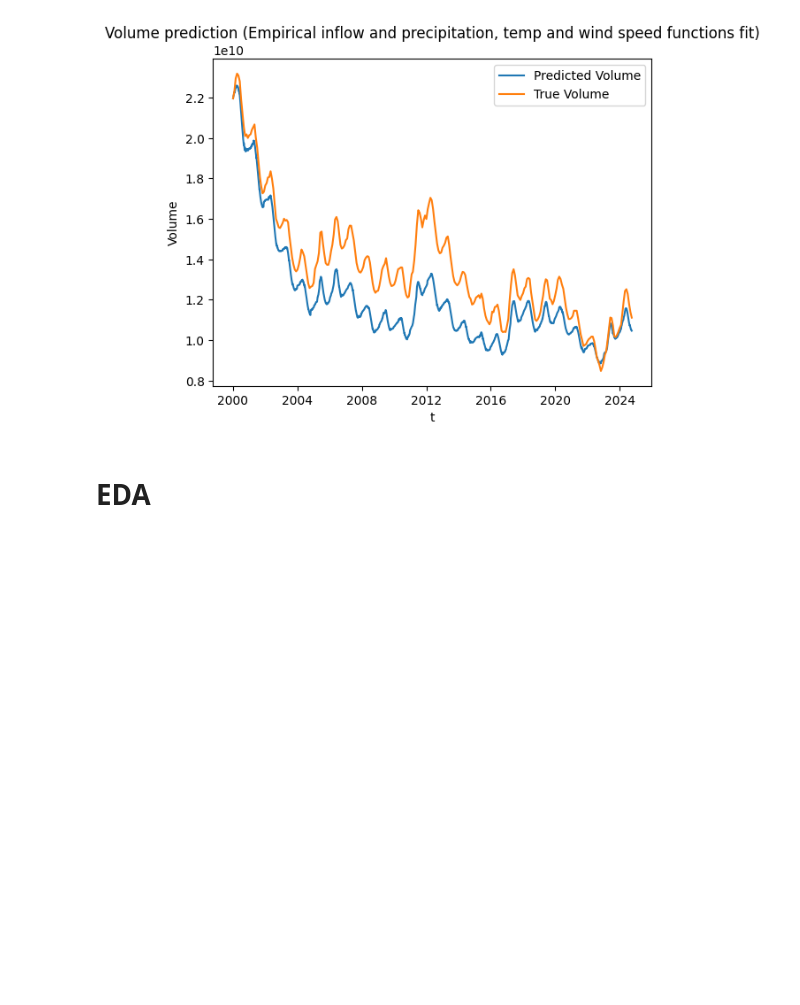
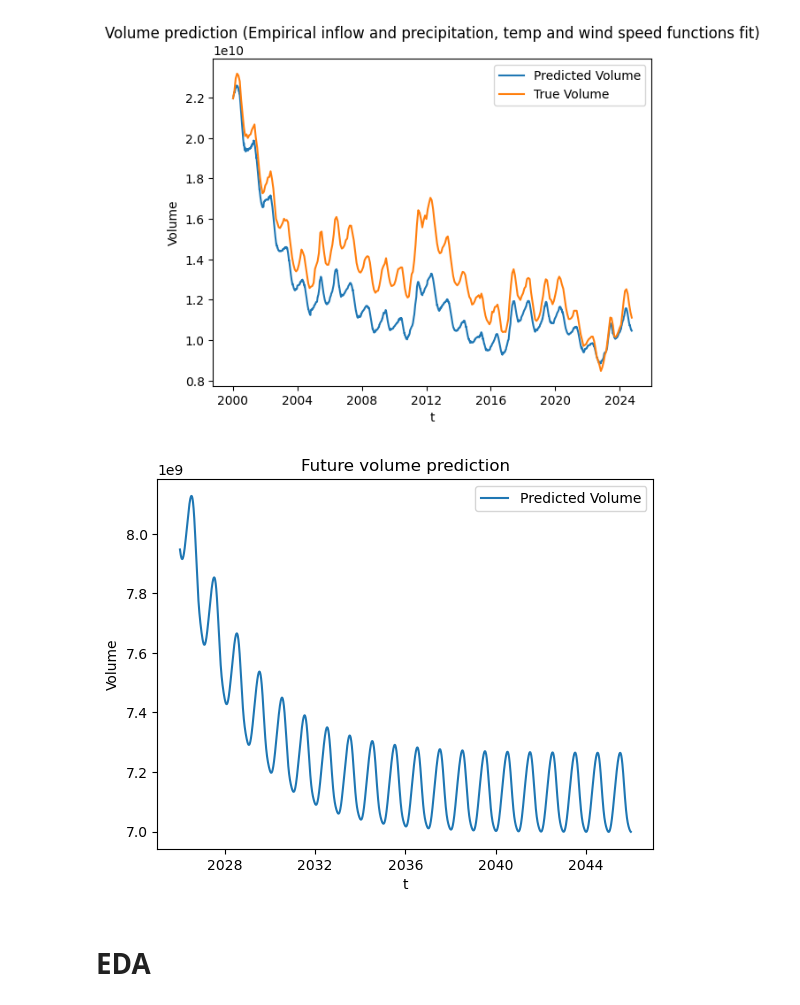
Before and after one commit to danilomcmaster/GSLModel, a Jupyter notebook: main.ipynb, the cells around one changed output. Cells and saved outputs as stored; diff of their text form; code cells hidden in the pictures; blank space fills up the shorter version.

Commit message:
future sim

```diff
--- a/main.ipynb
+++ b/main.ipynb
@@ -352,3 +352,30 @@ plt.ylabel("Volume")
 plt.show()
 # %% [output]
 [figure]
+# %%
+# Future simiulations
+# Historical prediction emprical inflow with salinity
+def ode(t, V):
+    return inflow(t, V) + outflow(t, V, include_salinity=True, improved=True)
+
+# 9040 is number of days from 2000-01-01 to 2024-10-01
+t_domain = (0, 7304) # Interval
+t_eval = np.arange(7305)
+
+# initial volume on 2026-01-01 is 21963728535.7859
+y0 = np.array([7947655379]) # Initial conditions
+
+# Solve
+sol = solve_ivp(ode, t_domain, y0, max_step=0.1, t_eval=t_eval)
+
+daily_dates = pd.date_range(start="2026-01-01", periods=7305, freq="D")
+
+plt.plot(daily_dates, sol.y[0], label="Predicted Volume")
+
+plt.title("Future volume prediction")
+plt.legend()
+plt.xlabel("t")
+plt.ylabel("Volume")
+plt.show()
+# %% [output]
+[figure, added]
```
Also changed, not shown: parts of 1 cell of this notebook, 1 other file.
